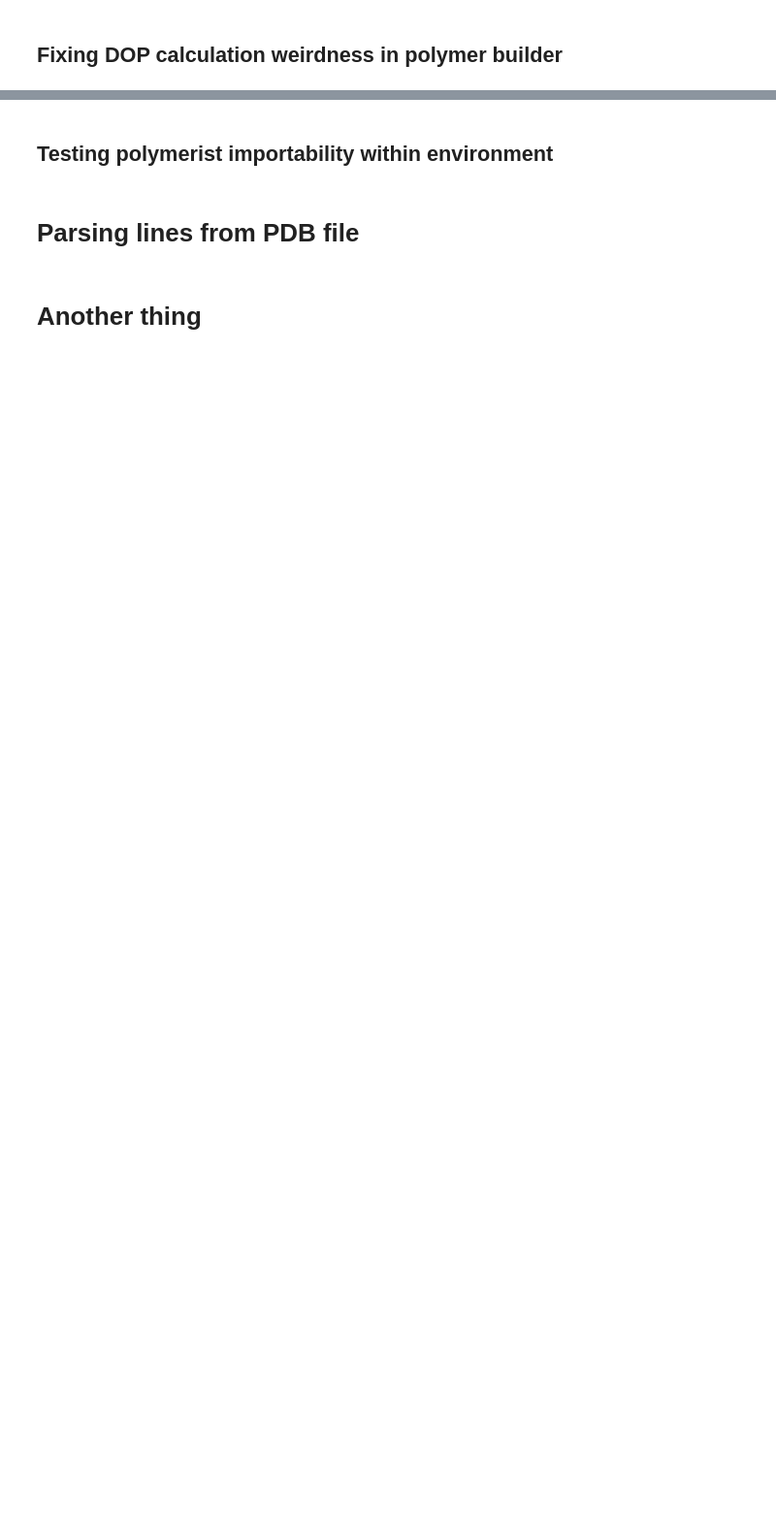
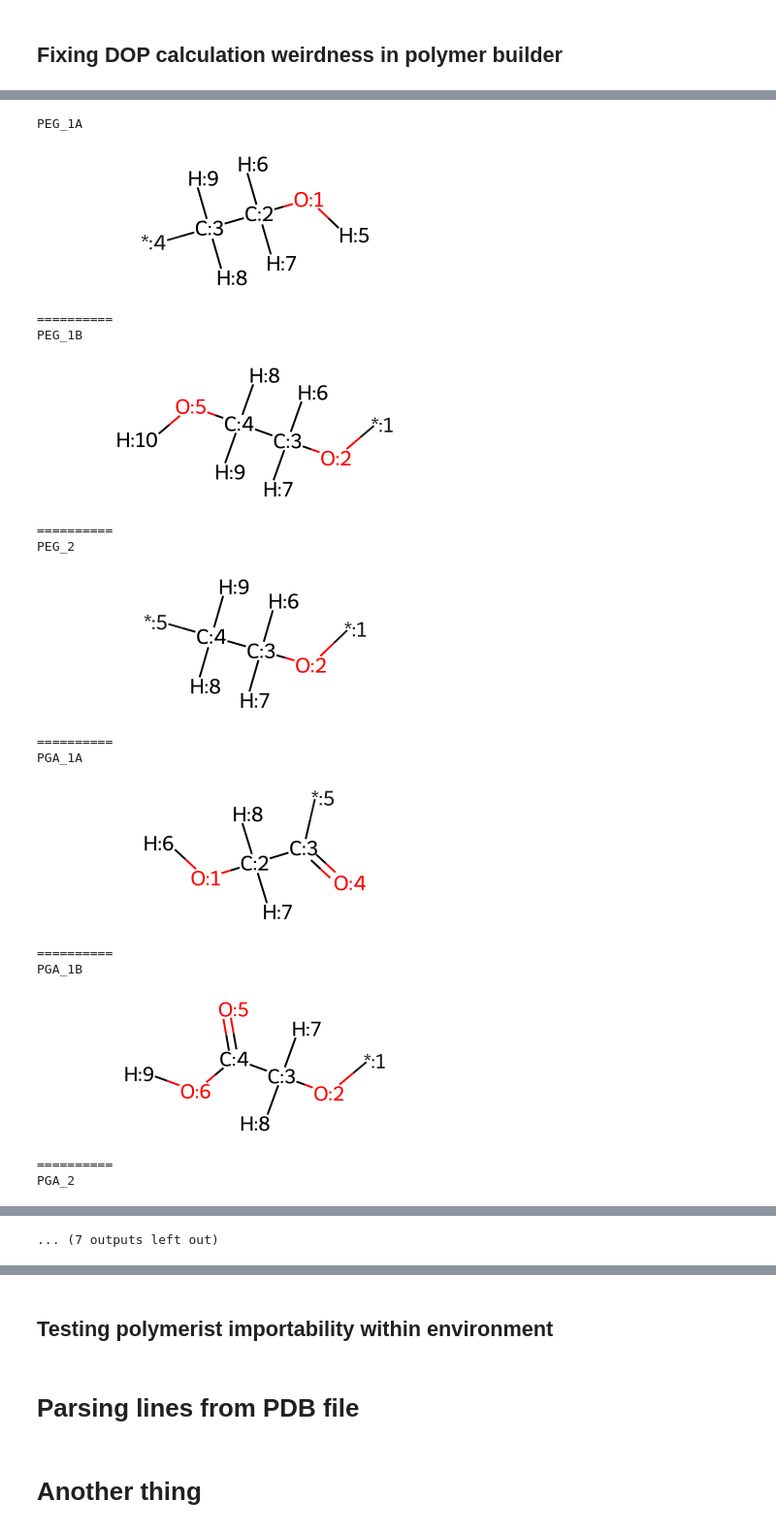
Before and after one commit to timbernat/polymer_workbench, a Jupyter notebook: dev_misc.ipynb, the cells around one changed output, grey strips where cells are left out. Shown at 97% size. Drawn from its saved outputs; the diff is of its cells as text; code cells hidden in the pictures; blank space fills up the shorter version.

```diff
--- a/dev_misc.ipynb
+++ b/dev_misc.ipynb
@@ -8,0 +16,27 @@ from polymerist.genutils.importutils import dependencies
+# %%
+from rdkit import Chem
+
+smiles_frags : dict[str, Smiles] = {
+    'PEG_1A' : '[OH]CC*',
+    'PEG_1B' : '*OCC[OH]',
+    'PEG_2'  : '*OCC*',
+
+    'PGA_1A' : '[OH]CC(=O)*',
+    'PGA_1B' : '*OCC(=O)[OH]',
+    'PGA_2'  : '*OCC(=O)*',
+
+    'PLA_1A' : '[OH]C(C)C(=O)*',
+    'PLA_1B' : '*OC(C)C(=O)[OH]',
+    'PLA_2'  : '*OC(C)C(=O)*',
+}
+
+smarts_frags : dict[str, list[Smarts]] = {}
+for name, smiles in smiles_frags.items():
+    smiles_expl = expanded_SMILES(smiles)
+    smarts = compliant_mol_SMARTS(smiles_expl)
+    mol = Chem.MolFromSmarts(smiles_expl)
+    smarts_frags[name] = smarts
+
+    # print(name)
+    # display(mol)
+    # print('='*10)
@@ -8,0 +53,27 @@ from polymerist.genutils.importutils import dependencies
+# %%
+monogrp = MonomerGroup(
+    {name : [smarts] for name, smarts in smarts_frags.items()},
+    # term_orient={'PEG_1A' : 'head', 'PEG_1B' : 'tail'}
+)
+# %%
+for name, mol in monogrp.iter_rdmols(term_only=None):
+    print(name)
+    display(mol)
+    print('='*10)
+# %% [output]
+PEG_1A
+[figure, added]
+==========
+PEG_1B
+[figure, added]
+==========
+PEG_2
+[figure, added]
+==========
+PGA_1A
+[figure, added]
+==========
+PGA_1B
+[figure, added]
+==========
+PGA_2
@@ -8,0 +81 @@ from polymerist.genutils.importutils import dependencies
+... (7 outputs left out)
```
Also changed, not shown: parts of 9 cells of this notebook, 1 other file.
